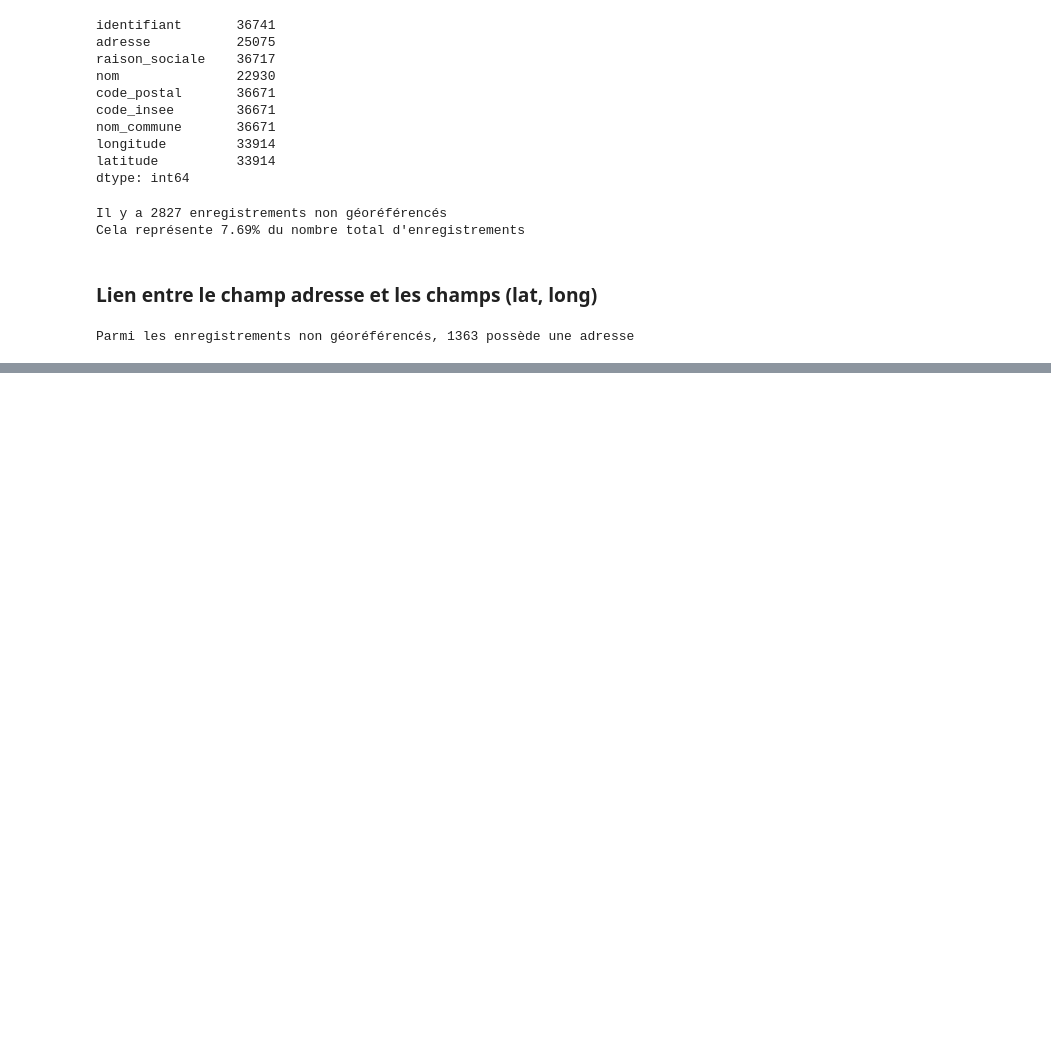
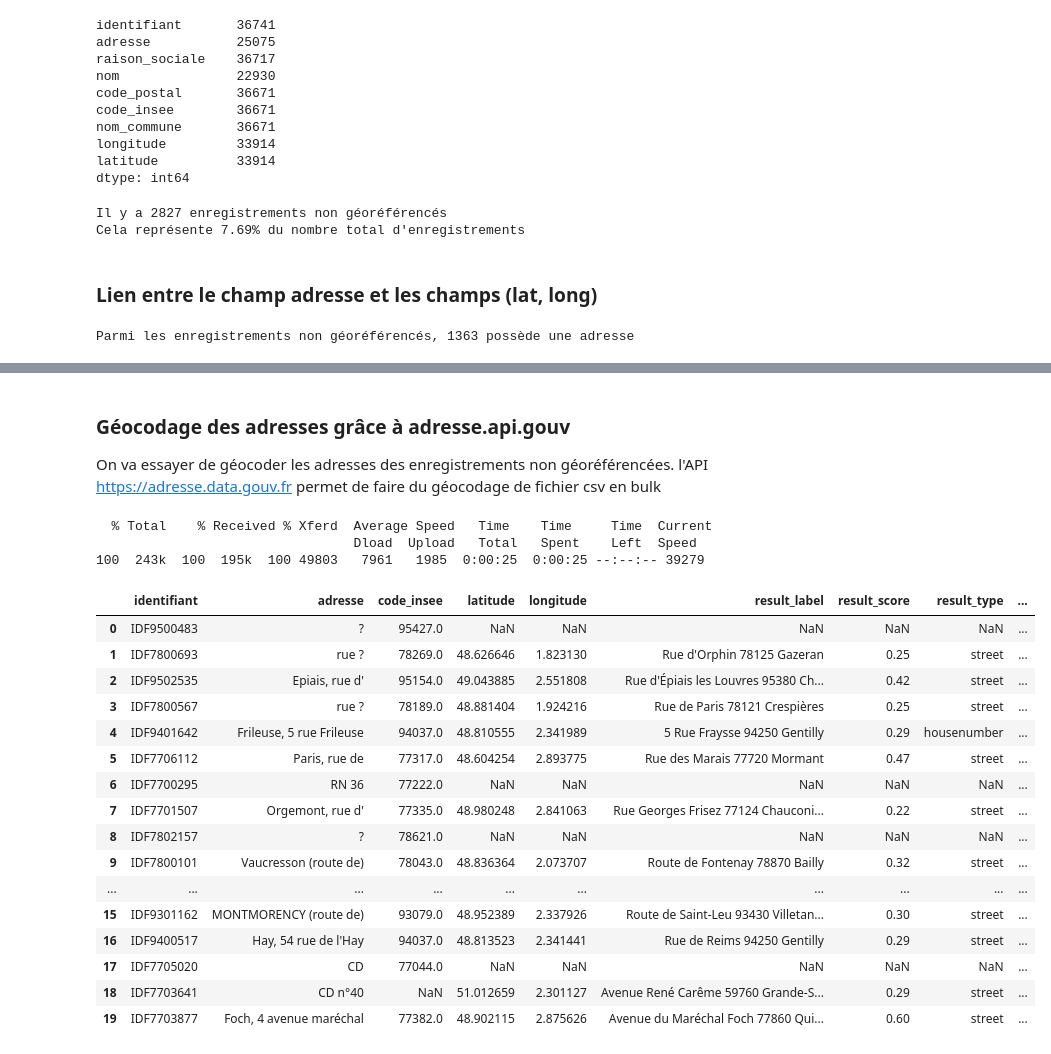
Before and after one commit to MTES-MCT/kelrisks-datascience, a Jupyter notebook: notebooks/basias.ipynb, the cells around one changed output, grey strips where cells are left out. Drawn from its saved outputs; the diff is of its cells as text; code cells hidden in the pictures; blank space fills up the shorter version.

```diff
--- a/notebooks/basias.ipynb
+++ b/notebooks/basias.ipynb
@@ -158,3 +160,8 @@ with_adress.head(n=30)
 | 26976 | IDF7706847 | Porte du bois, parc d'activité | FERRY (Peter) - Usine Hervé | Imprimerie - Stokage de papiers e... | 77090 | 77121 | Collégien | NaN | ... |
 | 26996 | IDF9300697 | POISSONNIERS (7 route des) | FACHATTE (M.) | None | 93200 | 93066 | Saint-Denis | NaN | ... |
 | 27004 | IDF9300698 | CORNILLON (ZAC SUD) | SCI EIDER | None | 93200 | 93066 | Saint-Denis | NaN | ... |
+# %% [markdown]
+### Géocodage des adresses grâce à adresse.api.gouv
+
+On va essayer de géocoder les adresses des enregistrements non géoréférencées.
+l'API https://adresse.data.gouv.fr permet de faire du géocodage de fichier csv en bulk
@@ -160,0 +175,10 @@ with_adress.head(n=30)
+# %%
+# Lance le géocodage en bulk
+! curl -X POST -F data=@../data/basias.csv \
+-F columns=adresse \
+-F citycode=code_insee \
+https://api-adresse.data.gouv.fr/search/csv/ > ../data/basias.geocoded.csv
+# %% [output]
+  % Total    % Received % Xferd  Average Speed   Time    Time     Time  Current
+                                 Dload  Upload   Total   Spent    Left  Speed
+100  243k  100  195k  100 49803   7961   1985  0:00:25  0:00:25 --:--:-- 39279
@@ -160,0 +187,21 @@ with_adress.head(n=30)
+# %%
+# imprime les premiers enregistrements
+geocoded.head(n=20)
+# %% [output]
+|  | identifiant | adresse | code_insee | latitude | longitude | result_label | result_score | result_type | ... |
+| 0 | IDF9500483 | ? | 95427.0 | NaN | NaN | NaN | NaN | NaN | ... |
+| 1 | IDF7800693 | rue ? | 78269.0 | 48.626646 | 1.823130 | Rue d'Orphin 78125 Gazeran | 0.25 | street | ... |
+| 2 | IDF9502535 | Epiais, rue d' | 95154.0 | 49.043885 | 2.551808 | Rue d'Épiais les Louvres 95380 Ch... | 0.42 | street | ... |
+| 3 | IDF7800567 | rue ? | 78189.0 | 48.881404 | 1.924216 | Rue de Paris 78121 Crespières | 0.25 | street | ... |
+| 4 | IDF9401642 | Frileuse, 5 rue Frileuse | 94037.0 | 48.810555 | 2.341989 | 5 Rue Fraysse 94250 Gentilly | 0.29 | housenumber | ... |
+| 5 | IDF7706112 | Paris, rue de | 77317.0 | 48.604254 | 2.893775 | Rue des Marais 77720 Mormant | 0.47 | street | ... |
+| 6 | IDF7700295 | RN 36 | 77222.0 | NaN | NaN | NaN | NaN | NaN | ... |
+| 7 | IDF7701507 | Orgemont, rue d' | 77335.0 | 48.980248 | 2.841063 | Rue Georges Frisez 77124 Chauconi... | 0.22 | street | ... |
+| 8 | IDF7802157 | ? | 78621.0 | NaN | NaN | NaN | NaN | NaN | ... |
+| 9 | IDF7800101 | Vaucresson (route de) | 78043.0 | 48.836364 | 2.073707 | Route de Fontenay 78870 Bailly | 0.32 | street | ... |
+| ... | ... | ... | ... | ... | ... | ... | ... | ... | ... |
+| 15 | IDF9301162 | MONTMORENCY (route de) | 93079.0 | 48.952389 | 2.337926 | Route de Saint-Leu 93430 Villetan... | 0.30 | street | ... |
+| 16 | IDF9400517 | Hay, 54 rue de l'Hay | 94037.0 | 48.813523 | 2.341441 | Rue de Reims 94250 Gentilly | 0.29 | street | ... |
+| 17 | IDF7705020 | CD | 77044.0 | NaN | NaN | NaN | NaN | NaN | ... |
+| 18 | IDF7703641 | CD n°40 | NaN | 51.012659 | 2.301127 | Avenue René Carême 59760 Grande-S... | 0.29 | street | ... |
+| 19 | IDF7703877 | Foch, 4 avenue maréchal | 77382.0 | 48.902115 | 2.875626 | Avenue du Maréchal Foch 77860 Qui... | 0.60 | street | ... |
```
Also changed, not shown: parts of 12 cells of this notebook.
